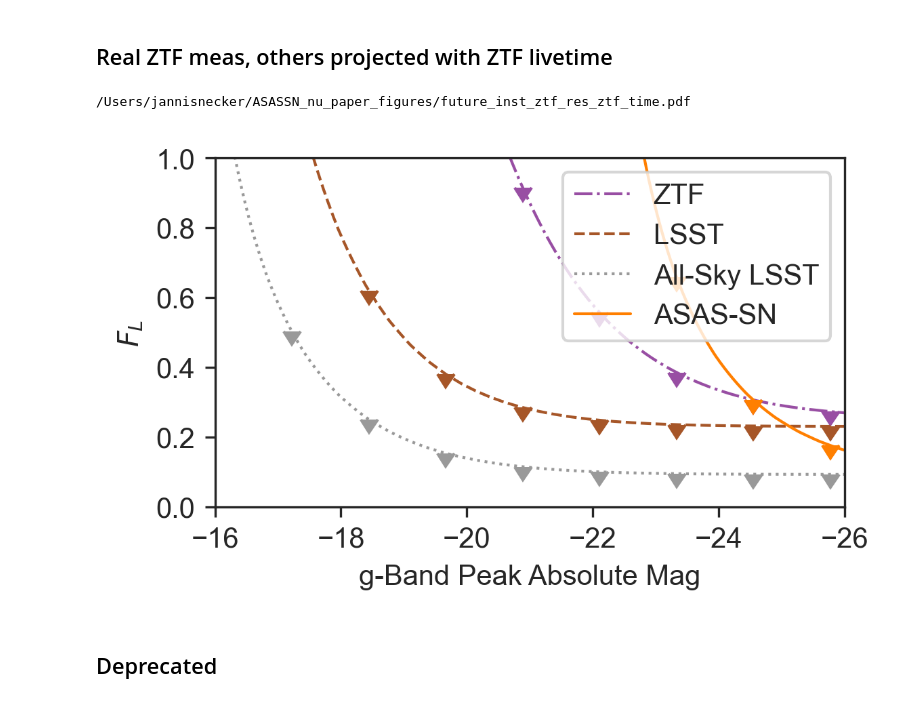
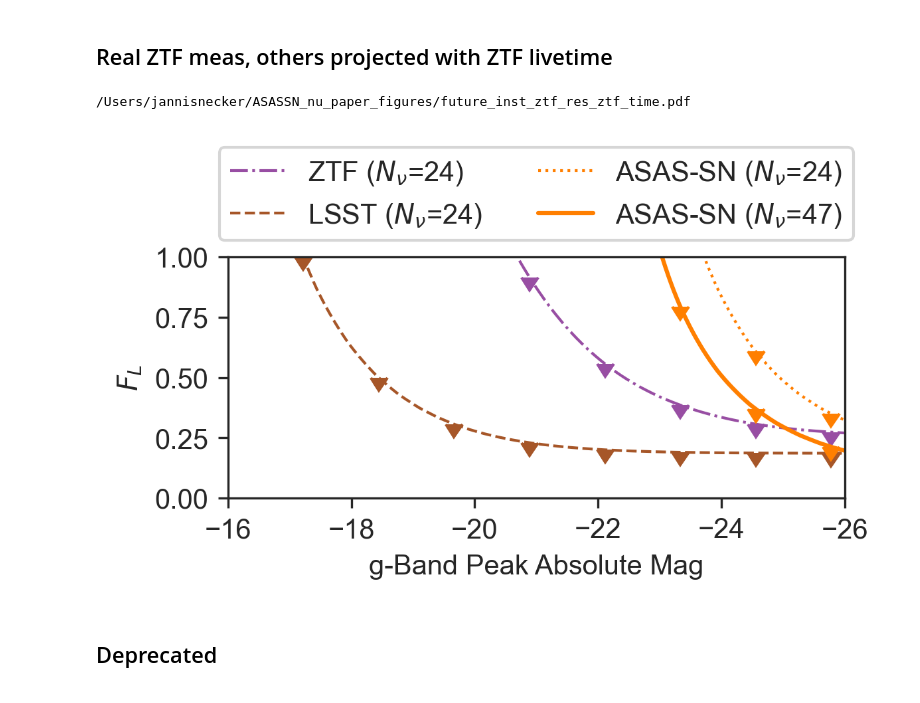
Before and after one commit to JannisNe/nu_stat_for_asassn_paper, a Jupyter notebook: limits_other_inst.ipynb, the cells around one changed output. Cells and saved outputs as stored; diff of their text form; code cells hidden in the pictures.

Commit message:
use ztf alerts

```diff
--- a/limits_other_inst.ipynb
+++ b/limits_other_inst.ipynb
@@ -172,2 +161,0 @@ See the caveats in the documentation: https://pandas.pydata.org/pandas-docs/stab
-# %%
-use_alert_time_masked["b"] = SkyCoord(use_alert_time_masked.RA, use_alert_time_masked.Dec, unit='deg').galactic.b.to("deg").value
@@ -375,13 +184,17 @@ cl = 0.9
 pval = 1-cl
 
 
-def get_uls(the_alerts):
+def get_uls(the_alerts, declination_selection=True):
     uls = dict()
     for inst, info in instruments.items():
 
         print(f'---------- {inst} -----------')
 
-        sample = the_alerts[(the_alerts.Dec > min(info[0])) & (the_alerts.Dec < max(info[0]))]
+        if declination_selection:
+            sample = the_alerts[(the_alerts.Dec > min(info[0])) & (the_alerts.Dec < max(info[0]))]
+        else:
+            sample = the_alerts
+
         print(len(sample), 'alerts used')
 
         median_coverages = {}
@@ -434,5 +247,6 @@ def get_uls(the_alerts):
 
 uls = get_uls(use_alerts)
 uls_time_masked = get_uls(use_alert_time_masked)
+uls_ztfalerts = get_uls(use_alerts_ztf, declination_selection=False)
 # %% [output]
 ---------- ZTF -----------
@@ -721,18 +509,26 @@ fig, ax = plt.subplots(
     gridspec_kw={'wspace': 0}
 )
 
-for inst, d in uls_time_masked.items():
+use_uls = copy.deepcopy(uls_ztfalerts)
+use_uls["ASAS-SN (full)"] = uls_time_masked["ASAS-SN"]
 
-    # if inst == 'ASAS-SN':
-    #     compmag = asassn_comp_mag
-    #     color = asassn_color
-    #     ls = "-"
-    #     lw = 1.5
-    # else:
-    compmag = instruments[inst][1]
-    color = instruments[inst][2]
-    ls = instruments[inst][3]
-    lw = 1
+for inst, d in use_uls.items():
+
+    if "All-Sky" in inst:
+        continue
+
+    if inst == 'ASAS-SN (full)':
+        compmag = asassn_comp_mag
+        color = asassn_color
+        ls = "-"
+        lw = 1.5
+        label = r"ASAS-SN ($N_\nu$" + f"={len(use_alert_time_masked)})"
+    else:
+        compmag = instruments[inst][1]
+        color = instruments[inst][2]
+        ls = instruments[inst][3] if inst != "ASAS-SN" else ":"
+        lw = 1
+        label = inst + r" ($N_\nu$" + f"={len(use_alerts_ztf)})"
 
     if inst == 'ZTF':
         dat = pd.read_csv(f"data/ztf_nu_{evolution.lower()}.csv", sep=";", decimal=",", names=["abs_mag", "f"])
@@ -744,38 +540,41 @@ for inst, d in uls_time_masked.items():
             return res
 
     abs_mag = np.linspace(-16, -27, 1000)
     mag_scatter = np.linspace(abs_mag[0], abs_mag[-1], 10)[1:-1]
-    ax.plot(abs_mag, max_f(abs_mag), label=inst, color=color, ls=ls, lw=lw)
+    ax.plot(abs_mag, max_f(abs_mag), label=label, color=color, ls=ls, lw=lw)
     eb = ax.errorbar(
         mag_scatter,
         max_f(mag_scatter),
         yerr=0.0,
         uplims=True,
         color=color,
         linestyle="",
         capsize=0,
         mew=1
     )
 
 ax.set_xlim((max(abs_mag), min(abs_mag)+1))
 ax.set_ylim((0, 1))
 ax.legend(
-    # bbox_to_anchor = (0.5,0.99),
+    bbox_to_anchor = (0.5, 1.01),
     # bbox_transform = fig.transFigure,
-    # loc='upper center',
-    # ncol=4
+    loc='lower center',
+    ncol=2,
+    # borderaxespad=0.,
+    # mode="expand",
+    # columnspacing=5.7
 )
 ax.set_xlabel('g-Band Peak Absolute Mag')
 ax.set_ylabel('$F_{L}$')
 fig.tight_layout()
 fn = os.path.join(output_folder, "future_inst_ztf_res_ztf_time.pdf")
 print(fn)
 fig.savefig(fn)
 
 plt.show()
 # %% [output]
 /Users/jannisnecker/ASASSN_nu_paper_figures/future_inst_ztf_res_ztf_time.pdf
-[figure, old version]
+[figure, new version]
 # %% [markdown]
 ## Deprecated
 # %%
```
Also changed, not shown: parts of 25 cells of this notebook.
